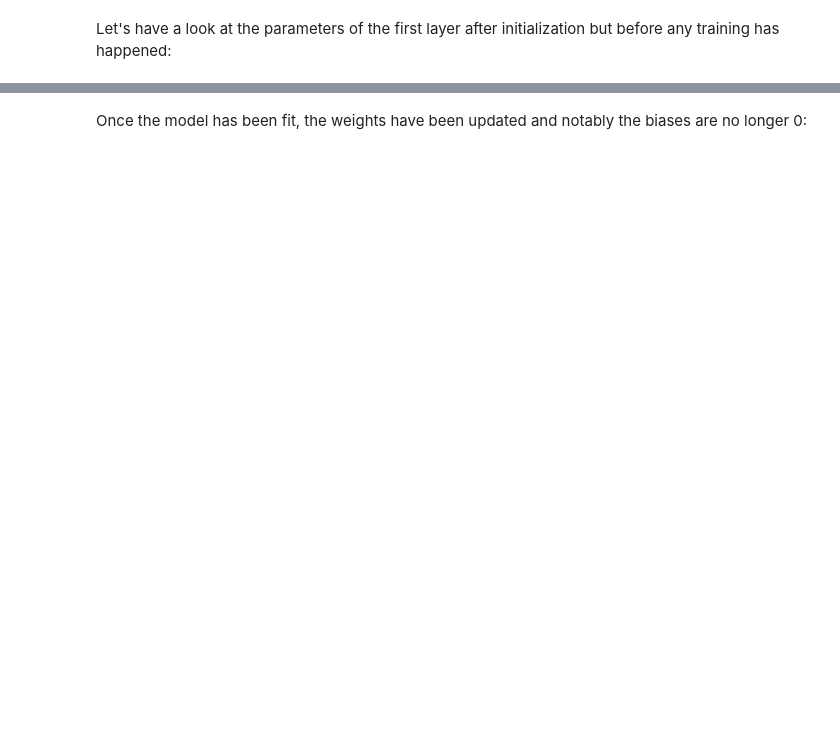
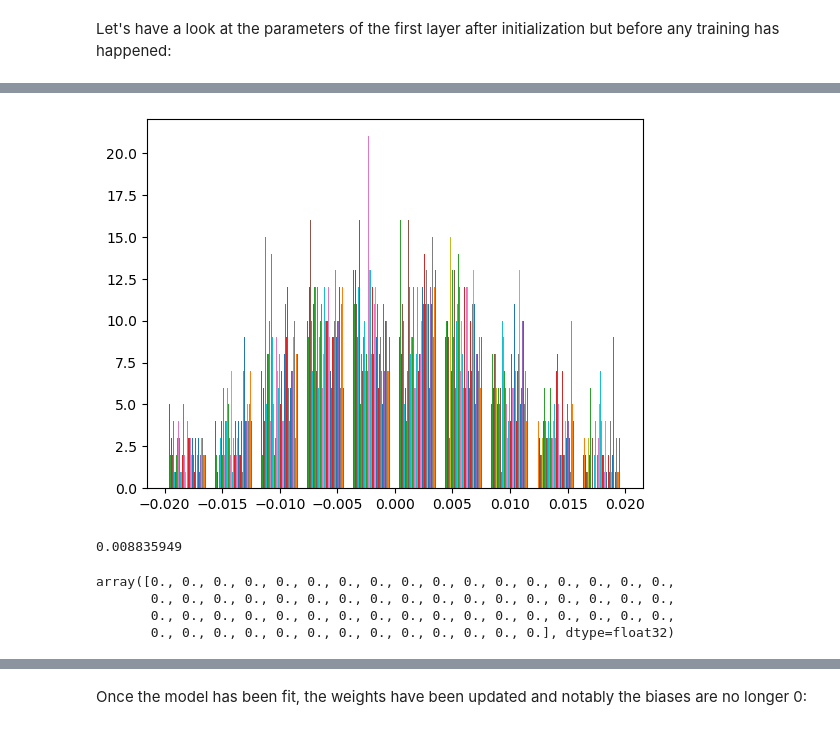
Before and after one commit to UofT-DSI/deep_learning, a Jupyter notebook: 01_materials/labs/lab_1.ipynb, the cells around one changed output, grey strips where cells are left out. Drawn from its saved outputs; the diff is of its cells as text; code cells hidden in the pictures; blank space fills up the shorter version.

```diff
--- a/01_materials/labs/lab_1.ipynb
+++ b/01_materials/labs/lab_1.ipynb
@@ -348,7 +574,7 @@ model.add(Dense(hidden_dim, activation="tanh",
 model.add(Dense(output_dim, activation="softmax",
                 kernel_initializer=normal_init))
 
-model.compile(optimizer=optimizers.SGD(learning_rate=0.1),
+model.compile(optimizer=optimizers.SGD(learning_rate=0.01),
               loss='categorical_crossentropy', metrics=['accuracy'])
 # %%
 model.layers
@@ -362,8 +626,20 @@ w
+# %%
+import matplotlib.pyplot as plt
+plt.hist(w);
+# %% [output]
+[figure, added]
 # %%
 w.std()
+# %% [output]
+0.008835949
 # %%
 b = model.layers[0].weights[1].numpy()
 b
+# %% [output]
+array([0., 0., 0., 0., 0., 0., 0., 0., 0., 0., 0., 0., 0., 0., 0., 0., 0.,
+       0., 0., 0., 0., 0., 0., 0., 0., 0., 0., 0., 0., 0., 0., 0., 0., 0.,
+       0., 0., 0., 0., 0., 0., 0., 0., 0., 0., 0., 0., 0., 0., 0., 0., 0.,
+       0., 0., 0., 0., 0., 0., 0., 0., 0., 0., 0., 0., 0.], dtype=float32)
 # %%
 history = model.fit(X_train, y_train, epochs=15, batch_size=32)
 
```
Also changed, not shown: parts of 26 cells of this notebook, 1 other file.
